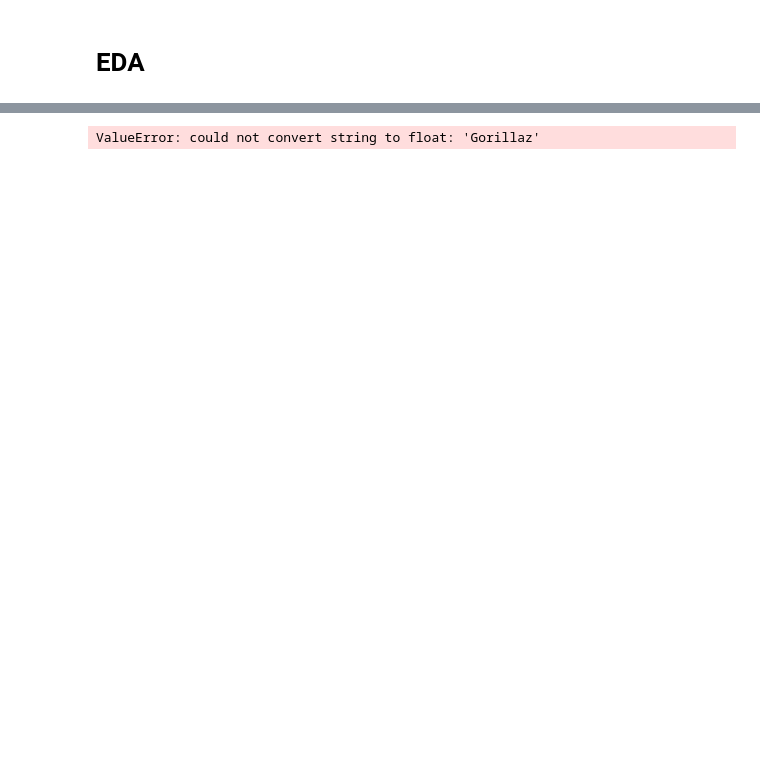
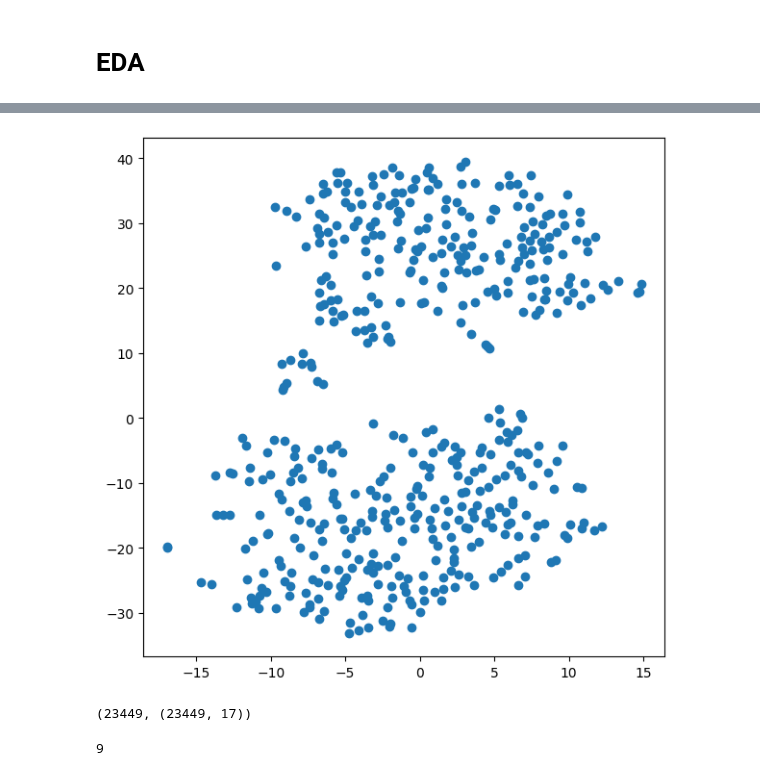
Before and after one commit to porwalshreyaa/Spotify-Song-Recommendation, a Jupyter notebook: song-recommendation.ipynb, the cells around one changed output, grey strips where cells are left out. Saved outputs shown, nothing was run; the diff lists cells and outputs as text; code cells hidden in the pictures; blank space fills up the shorter version.

```diff
--- a/song-recommendation.ipynb
+++ b/song-recommendation.ipynb
@@ -93,8 +127,12 @@ tracks.head()
 # %%
 model = TSNE(n_components = 2, random_state = 0)
-tsne_data = model.fit_transform(tracks.head(500))
+tsne_data = model.fit_transform(standardized_data[:500])
 plt.figure(figsize = (7, 7))
 plt.scatter(tsne_data[:,0], tsne_data[:,1])
 plt.show()
 # %% [output]
-ValueError: could not convert string to float: 'Gorillaz'
+[figure, added]
+# %%
+tracks['track_name'].nunique(), tracks.shape
+# %% [output]
+(23449, (23449, 17))
@@ -100,0 +147,9 @@ ValueError: could not convert string to float: 'Gorillaz'
+# %%
+floats = []
+for col in tracks.columns:
+    if tracks[col].dtype == 'float':
+        floats.append(col)
+
+len(floats)
+# %% [output]
+9
```
Also changed, not shown: parts of 17 cells of this notebook.
